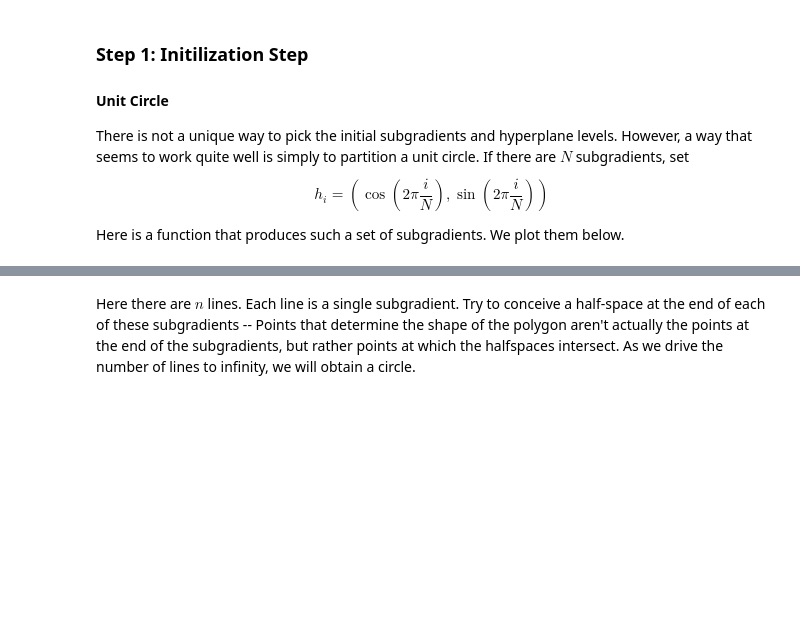
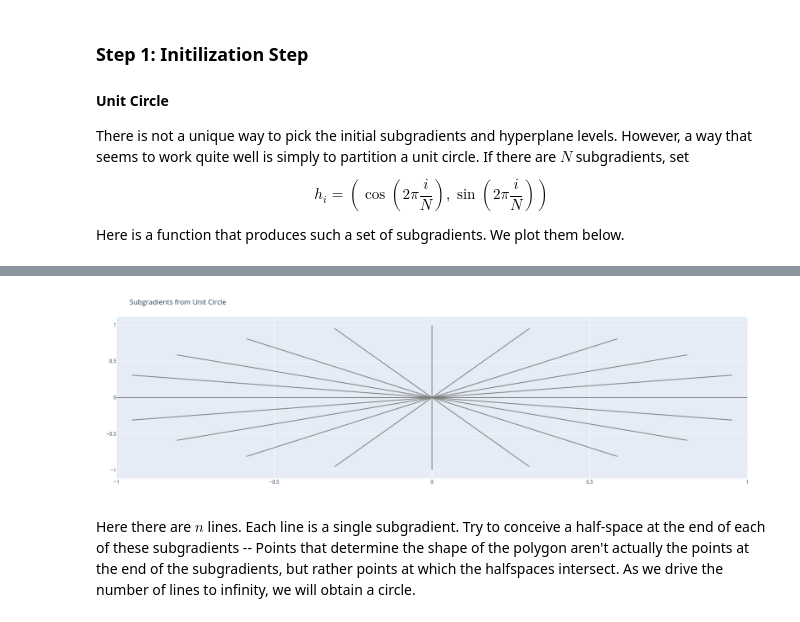
Before and after one commit to QuantEcon/QuantEcon.notebooks, a Jupyter notebook: recursive_repeated_games.ipynb, the cells around one changed output, grey strips where cells are left out. Drawn from its saved outputs; the diff is of its cells as text; code cells hidden in the pictures; blank space fills up the shorter version.

Commit message:
use new GameTheory.jl package name

```diff
--- a/recursive_repeated_games.ipynb
+++ b/recursive_repeated_games.ipynb
@@ -365,7 +367,7 @@ $$h_i = \left( \cos \left( 2 \pi \frac{i}{N} \right), \sin \left(2 \pi \frac{i}{
 Here is a function that produces such a set of subgradients. We plot them below.
 # %%
 n = 20
-pts = Games.unitcircle(n)
+pts = GameTheory.unitcircle(n)
 p = plot(scatter(), Layout(;title="Subgradients from Unit Circle",
                             autosize=false, height=500, width=700))
 
@@ -383,3 +384,4 @@ p
+[figure, added]
 # %% [markdown]
 Here there are $n$ lines. Each line is a single subgradient. Try to conceive a half-space at the end of each of these subgradients -- Points that determine the shape of the polygon aren't actually the points at the end of the subgradients, but rather  points at which the halfspaces intersect. As we drive the  number of lines to infinity, we will obtain a circle.
 # %% [markdown]
```
Also changed, not shown: parts of 10 cells of this notebook.
